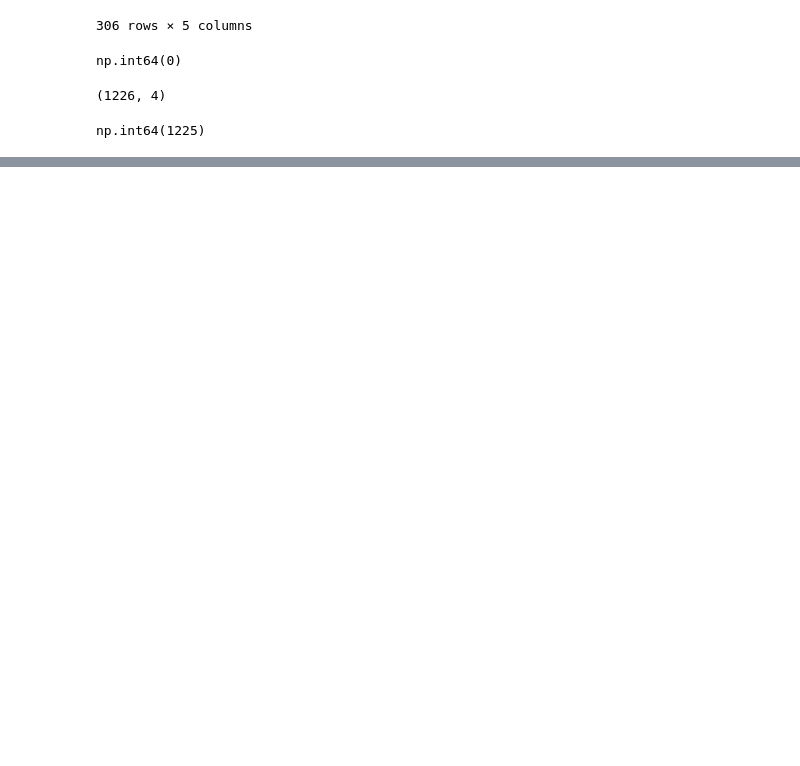
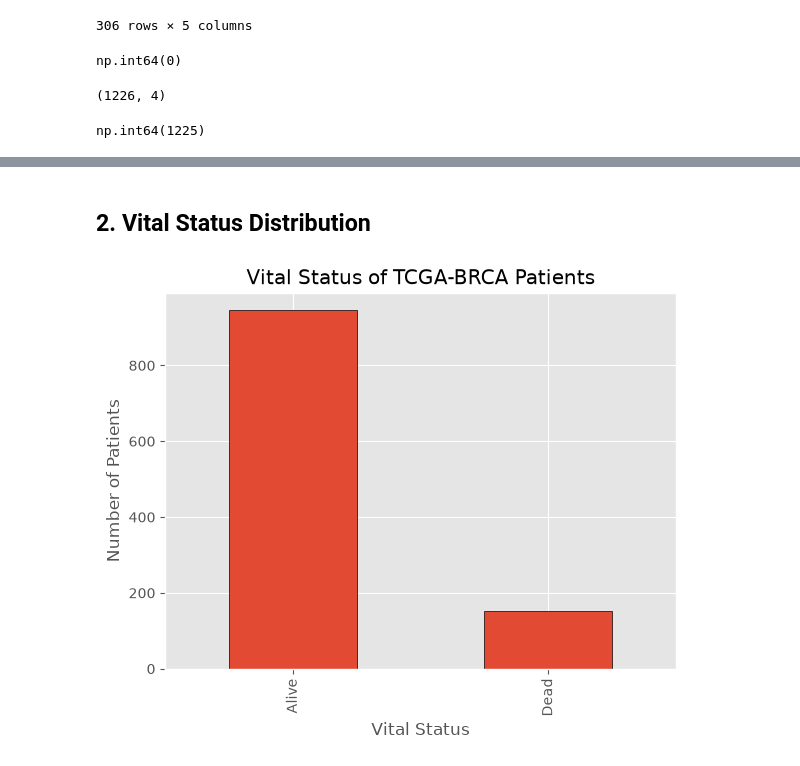
Before and after one commit to palrabheru/tcga-biomarker-discovery, a Jupyter notebook: notebooks/biomarker_analysis.ipynb, the cells around one changed output, grey strips where cells are left out. Cells and saved outputs as stored; diff of their text form; code cells hidden in the pictures; blank space fills up the shorter version.

```diff
--- a/notebooks/biomarker_analysis.ipynb
+++ b/notebooks/biomarker_analysis.ipynb
@@ -395,0 +429,25 @@ np.int64(1225)
+# %% [markdown]
+## 2. Vital Status Distribution
+# %%
+plt.figure(figsize=(6,5))
+
+clinical_clean["vital_status.demographic"].value_counts().plot(
+    kind="bar",
+    edgecolor="black"
+)
+
+plt.title("Vital Status of TCGA-BRCA Patients")
+plt.xlabel("Vital Status")
+plt.ylabel("Number of Patients")
+
+plt.tight_layout()
+
+plt.savefig(
+    "../results/figures/vital_status_distribution.png",
+    dpi=300,
+    bbox_inches="tight"
+)
+
+plt.show()
+# %% [output]
+[figure, added]
```
Also changed, not shown: parts of 28 cells of this notebook, 7 other files.
